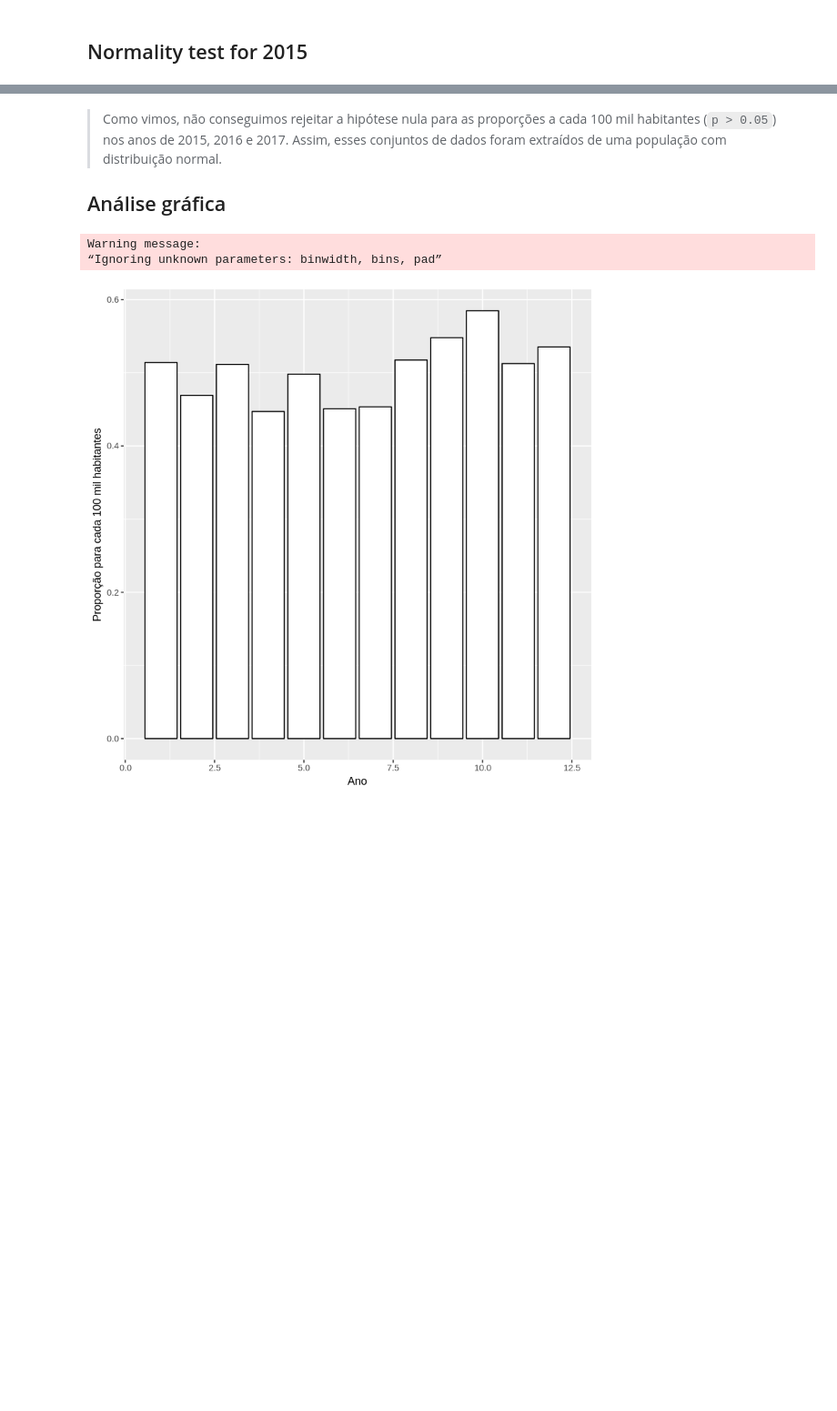
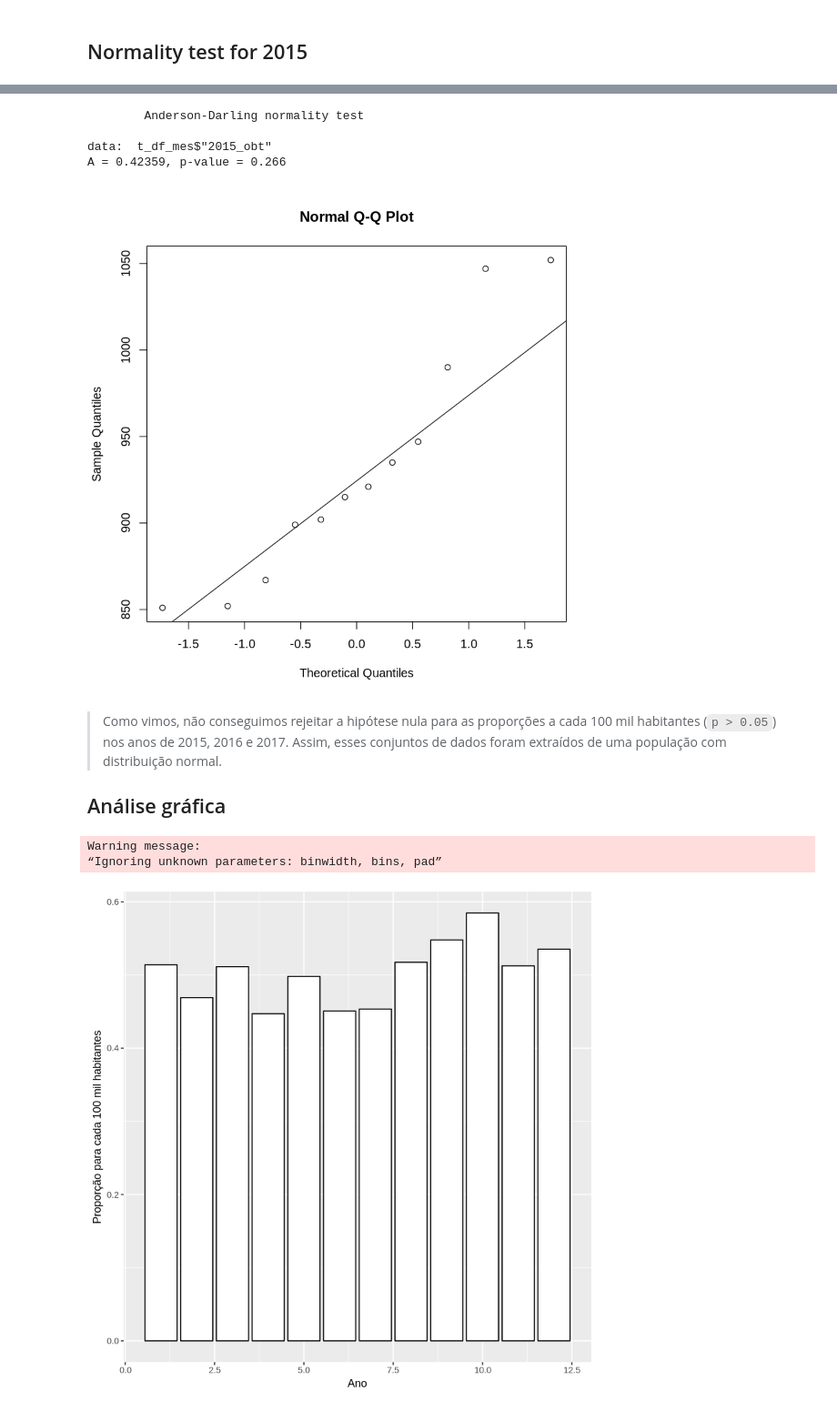
Before and after one commit to geocarvalho/IN1100, a Jupyter notebook: IN1119/stat_project.ipynb, the cells around one changed output, grey strips where cells are left out. Shown: that part at 91% size. Drawn from its saved outputs; the diff is of its cells as text; code cells hidden in the pictures; blank space fills up the shorter version.

```diff
--- a/IN1119/stat_project.ipynb
+++ b/IN1119/stat_project.ipynb
@@ -129,4 +144,17 @@ D = 0.16165, p-value = 0.8639
 alternative hypothesis: two-sided
+# %%
+# Anderson-Darling normality test for 2015 suicide sample during the months
+ad.test(t_df_mes$'2015_obt')
+# %% [output]
+        Anderson-Darling normality test
+
+data:  t_df_mes$"2015_obt"
+A = 0.42359, p-value = 0.266
+# %%
+qqnorm(t_df_mes$'2015_obt')
+qqline(t_df_mes$'2015_obt')
+# %% [output]
+[figure, added]
 # %% [markdown]
 > Como vimos, não conseguimos rejeitar a hipótese nula para as proporções a cada 100 mil habitantes (`p > 0.05`) nos anos de 2015, 2016 e 2017. Assim, esses conjuntos de dados foram extraídos de uma população com distribuição normal.
 
```
Also changed, not shown: parts of 15 cells of this notebook.
